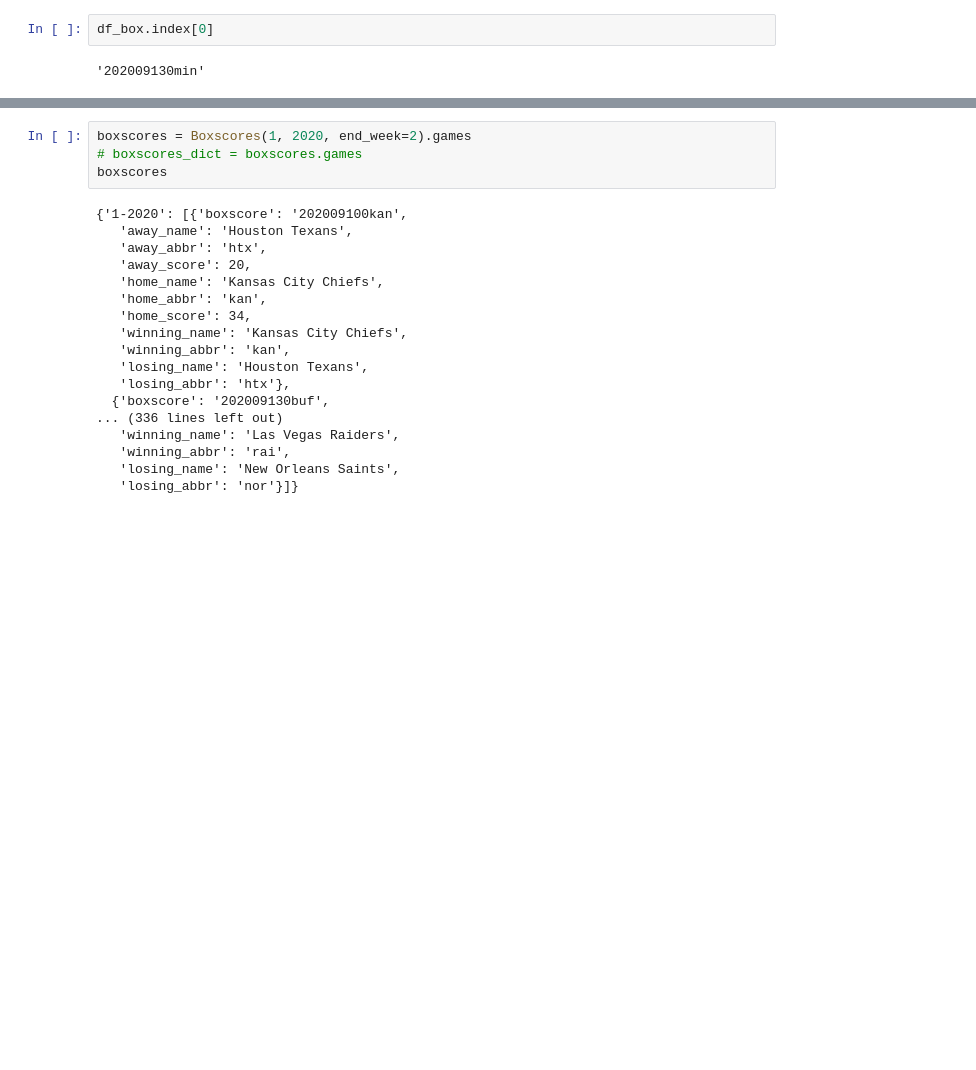
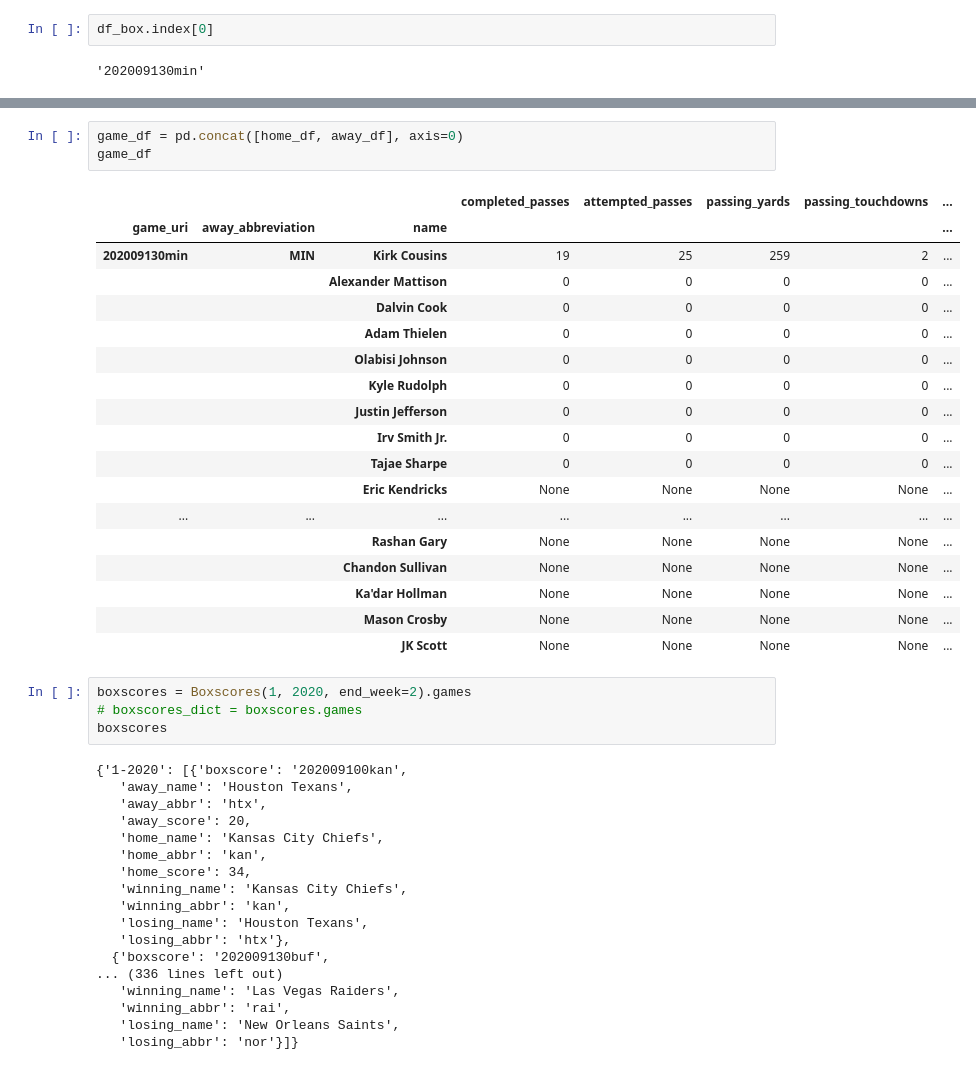
Before and after one commit to LTonstad/Predictive-Analytics-using-Sportsipy, a Jupyter notebook: sportsipy_try.ipynb, the cells around one changed output, grey strips where cells are left out. Drawn from its saved outputs; the diff is of its cells as text; blank space fills up the shorter version.

```diff
--- a/sportsipy_try.ipynb
+++ b/sportsipy_try.ipynb
@@ -87,3 +140,25 @@ away_df
+# %%
+game_df = pd.concat([home_df, away_df], axis=0)
+game_df
+# %% [output]
+|  |  |  | completed_passes | attempted_passes | passing_yards | passing_touchdowns | ... |
+| game_uri | away_abbreviation | name |  |  |  |  | ... |
+| 202009130min | MIN | Kirk Cousins | 19 | 25 | 259 | 2 | ... |
+|  |  | Alexander Mattison | 0 | 0 | 0 | 0 | ... |
+|  |  | Dalvin Cook | 0 | 0 | 0 | 0 | ... |
+|  |  | Adam Thielen | 0 | 0 | 0 | 0 | ... |
+|  |  | Olabisi Johnson | 0 | 0 | 0 | 0 | ... |
+|  |  | Kyle Rudolph | 0 | 0 | 0 | 0 | ... |
+|  |  | Justin Jefferson | 0 | 0 | 0 | 0 | ... |
+|  |  | Irv Smith Jr. | 0 | 0 | 0 | 0 | ... |
+|  |  | Tajae Sharpe | 0 | 0 | 0 | 0 | ... |
+|  |  | Eric Kendricks | None | None | None | None | ... |
+| ... | ... | ... | ... | ... | ... | ... | ... |
+|  |  | Rashan Gary | None | None | None | None | ... |
+|  |  | Chandon Sullivan | None | None | None | None | ... |
+|  |  | Ka'dar Hollman | None | None | None | None | ... |
+|  |  | Mason Crosby | None | None | None | None | ... |
+|  |  | JK Scott | None | None | None | None | ... |
 # %%
 boxscores = Boxscores(1, 2020, end_week=2).games
 # boxscores_dict = boxscores.games
```
Also changed, not shown: parts of 5 cells of this notebook, 1 other file.
